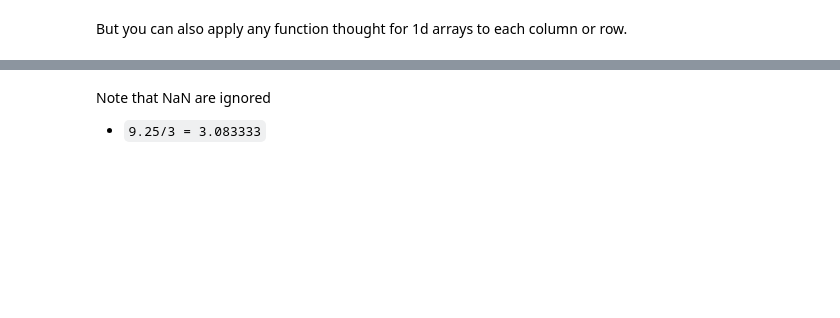
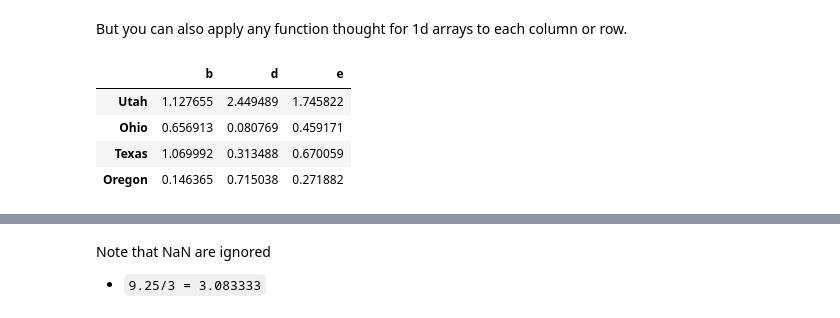
Before and after one commit to EMbeDS-education/IPDPP-GSSI-20202021, a Jupyter notebook: jupyter/jupyterNotebooks/Part1_NumPy_Pandas.ipynb, the cells around one changed output, grey strips where cells are left out. Drawn from its saved outputs; the diff is of its cells as text; code cells hidden in the pictures; blank space fills up the shorter version.

```diff
--- a/jupyter/jupyterNotebooks/Part1_NumPy_Pandas.ipynb
+++ b/jupyter/jupyterNotebooks/Part1_NumPy_Pandas.ipynb
@@ -1394,2 +1410,11 @@ np.abs(frame)
 # %% [markdown]
 But you can also apply any function thought for 1d arrays to each column or row.
+# %%
+f = lambda arr: arr.abs()
+frame.apply(f)
+# %% [output]
+|  | b | d | e |
+| Utah | 1.127655 | 2.449489 | 1.745822 |
+| Ohio | 0.656913 | 0.080769 | 0.459171 |
+| Texas | 1.069992 | 0.313488 | 0.670059 |
+| Oregon | 0.146365 | 0.715038 | 0.271882 |
```
Also changed, not shown: parts of 26 cells of this notebook.
